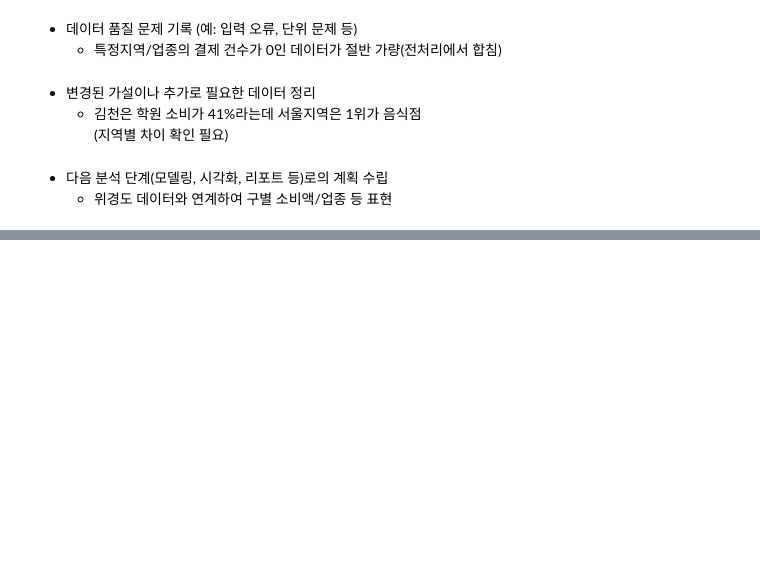
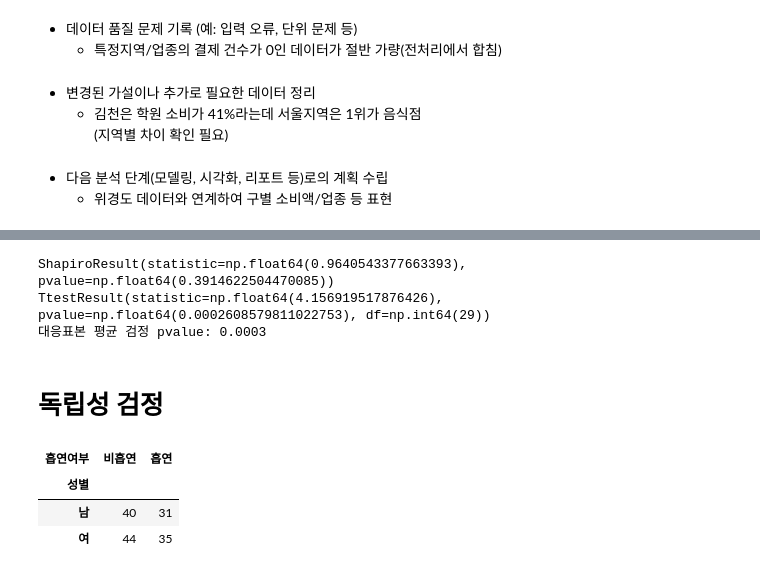
Before and after one commit to walker0625/eda-seoulpay, a Jupyter notebook: eda_seoulpay_payment.ipynb, the cells around one changed output, grey strips where cells are left out. Drawn from its saved outputs; the diff is of its cells as text; code cells hidden in the pictures; blank space fills up the shorter version.

```diff
--- a/eda_seoulpay_payment.ipynb
+++ b/eda_seoulpay_payment.ipynb
@@ -291,0 +407,51 @@ plt.show()
+# %%
+# 3) 대응표본 평균검정 - 집단 1개
+
+# 대응표본: 하나의 집단의 전/후 데이터(등분산 검증필요 x)
+## <가정>
+## 각 집단은 각각 정규분포를 따르는 연속형 데이터이다
+## <가설 설정>
+## 귀무가설(H0): 집단의 전과 후는 차이가 없다.(후 - 전 = 0)
+## 대립가설(H1): 집단의 전과 후는 차이가 있다.(후 - 전 != 0)
+
+import numpy as np
+from scipy.stats import shapiro, ttest_rel
+np.random.seed(42)
+
+paired_data = pd.DataFrame({
+    "운동 전": np.random.normal(60, 5, 30),
+    "운동 후": np.random.normal(55, 5, 30),
+})
+paired_data["diff"] = paired_data["운동 후"] - paired_data["운동 전"]
+
+# Step1: 정규성 검정
+# 귀무가설(H0): 집단의 전과 후 차이(=diff)는 정규분포를 따른다.
+# 대립가설(H1): 집단의 전과 후 차이(=diff)는 정규분포를 따르지 않는다.
+result = shapiro(paired_data["diff"])
+print(result)
+
+# Step2: 대응표본 t_test - 정규성 검정이 선결조건
+result = ttest_rel(paired_data["운동 전"], paired_data["운동 후"])
+print(result)
+print(f"대응표본 평균 검정 pvalue: {result[1]:.4f}")
+# %% [output]
+ShapiroResult(statistic=np.float64(0.9640543377663393), pvalue=np.float64(0.3914622504470085))
+TtestResult(statistic=np.float64(4.156919517876426), pvalue=np.float64(0.0002608579811022753), df=np.int64(29))
+대응표본 평균 검정 pvalue: 0.0003
+# %% [markdown]
+# 독립성 검정
+# %%
+# 독립성 검정
+# 두 개의 범주형 변수가 서로 독립인지 아닌지를 검정함
+# 귀무가설(H0): 두 변수는 서로 독립이다
+# 대립가설(H1): 두 변수는 서로 독립이 아니다
+
+from scipy.stats import chi2_contingency
+
+cross_data = pd.crosstab(data["성별"], data["흡연여부"])
+cross_data
+# %% [output]
+| 흡연여부 | 비흡연 | 흡연 |
+| 성별 |  |  |
+| 남 | 40 | 31 |
+| 여 | 44 | 35 |
```
Also changed, not shown: parts of 10 cells of this notebook, 3 other files.
